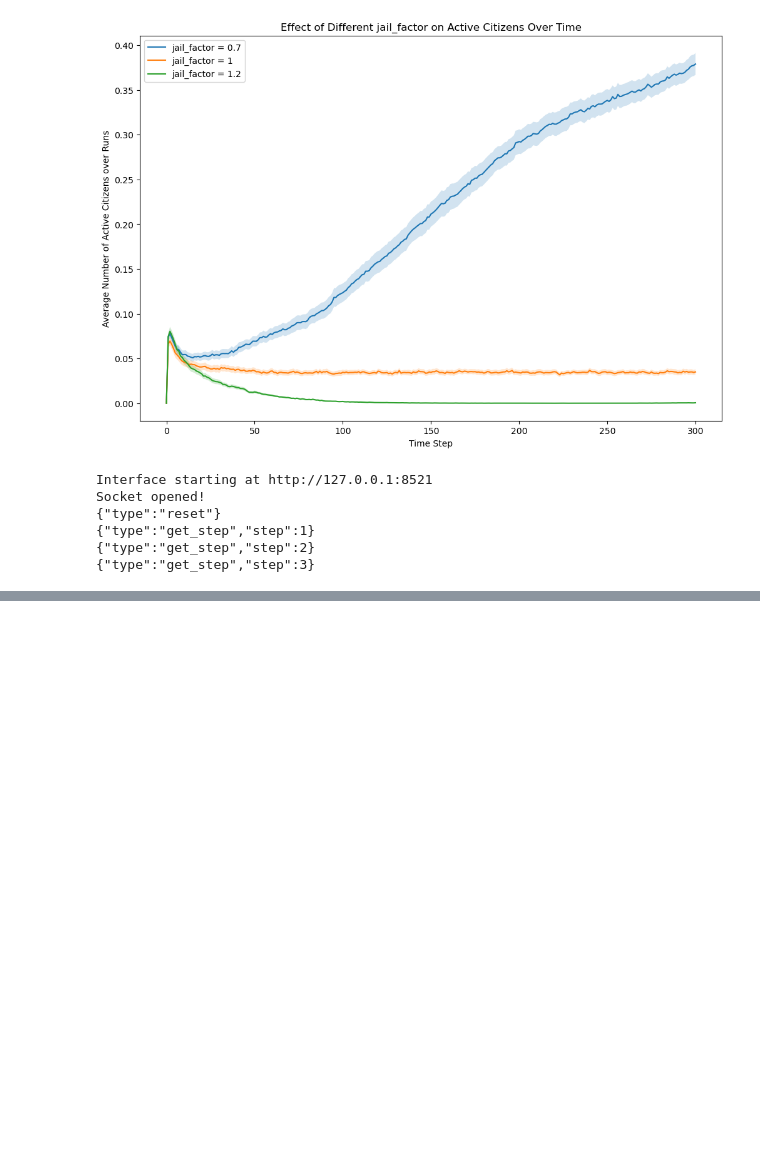
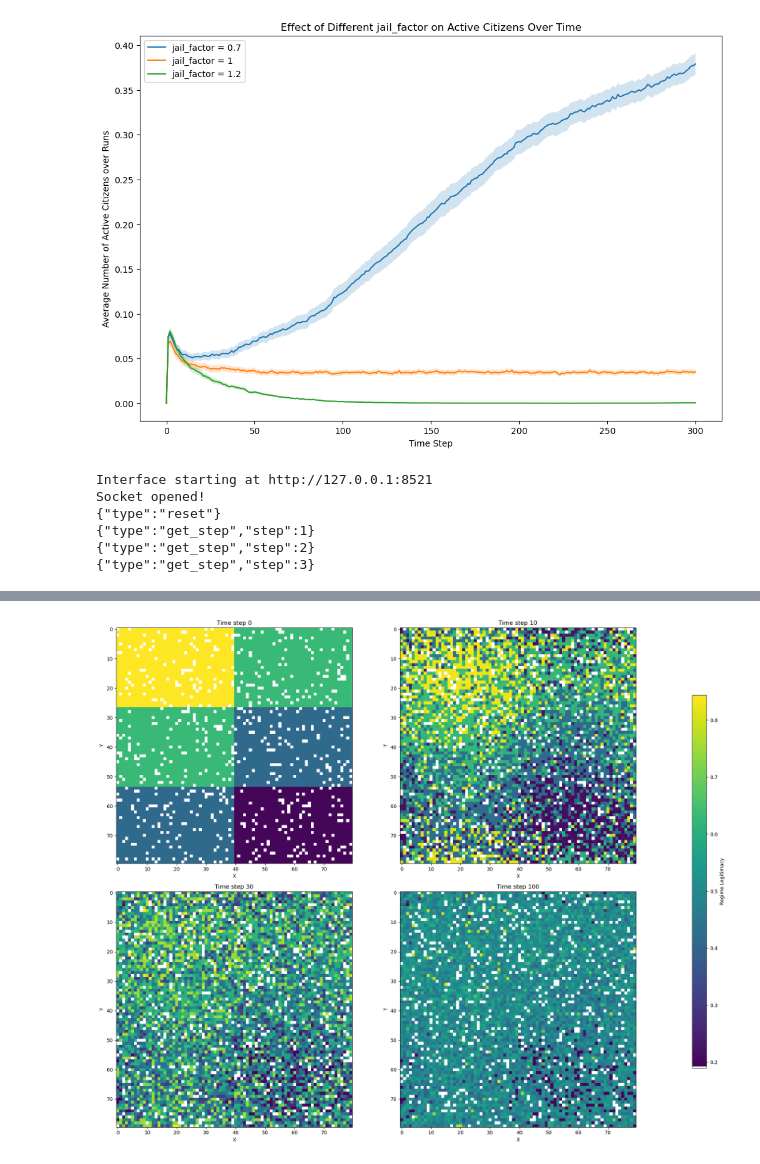
Before and after one commit to yehuihe/epstein_network_civil_violence, a Jupyter notebook: simulation (final version).ipynb, the cells around one changed output, grey strips where cells are left out. Drawn from its saved outputs; the diff is of its cells as text; code cells hidden in the pictures; blank space fills up the shorter version.

```diff
--- a/simulation (final version).ipynb
+++ b/simulation (final version).ipynb
@@ -618,0 +801,16 @@ Socket opened!
+# %%
+# Regions
+legitimacy_impact = 0.02
+legitimacy_type = "by_regions"
+legitimacy_matrix = np.array([
+    [0.8, 0.6, 0.4],
+    [0.6, 0.4, 0.2]
+])
+time_steps = [0, 10, 30, 100]
+regions_model = create_model(legitimacy_impact, legitimacy_type, legitimacy_matrix)
+regions_heatmaps = run_model_and_collect_data_over_time(regions_model, time_steps)
+# %%
+plot_heatmaps(regions_heatmaps, time_steps)
+regions_data = regions_model.datacollector.get_agent_vars_dataframe()
+# %% [output]
+[figure, added]
```
Also changed, not shown: parts of 12 cells of this notebook, 1 other file.
